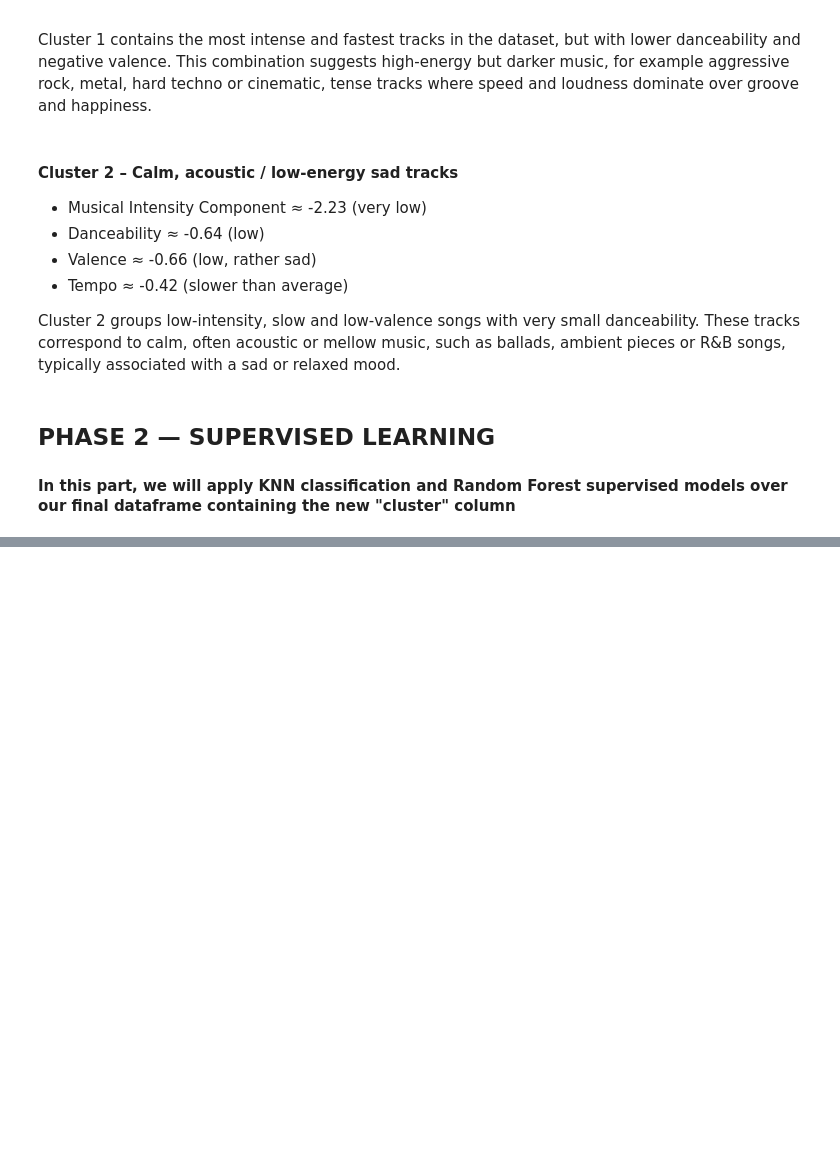
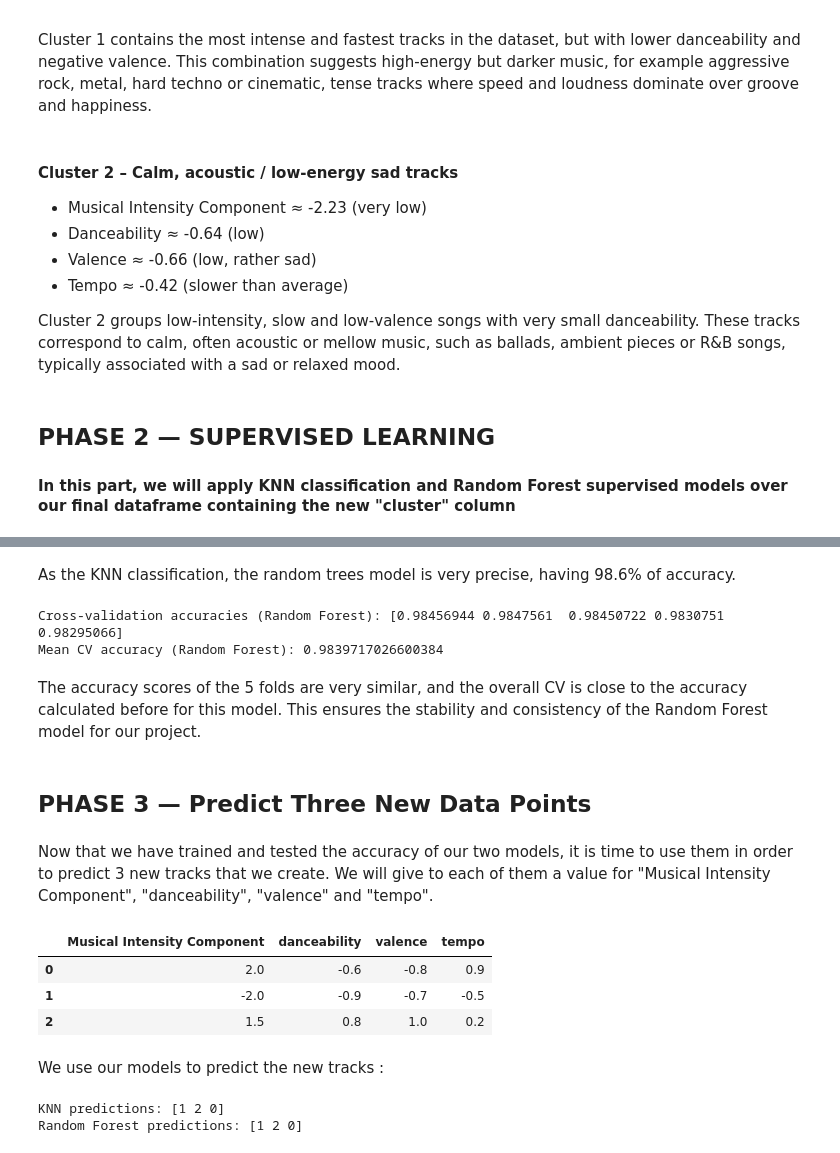
Before and after one commit to LorisCacciottolo/Machine-learning-project, a Jupyter notebook: ML_Project/Spotify_track_project.ipynb, the cells around one changed output, grey strips where cells are left out. Saved outputs shown, nothing was run; the diff lists cells and outputs as text; code cells hidden in the pictures; blank space fills up the shorter version.

```diff
--- a/ML_Project/Spotify_track_project.ipynb
+++ b/ML_Project/Spotify_track_project.ipynb
@@ -650,0 +825,42 @@ These tracks correspond to calm, often acoustic or mellow music, such as ballads
+# %% [markdown]
+As the KNN classification, the random trees model is very precise, having 98.6% of accuracy.
+# %%
+## cross validation to check stability
+rf_cv_scores = cross_val_score(rf, X, y, cv=5, scoring="accuracy")
+print("Cross‑validation accuracies (Random Forest):", rf_cv_scores)
+print("Mean CV accuracy (Random Forest):", rf_cv_scores.mean())
+# %% [output]
+Cross‑validation accuracies (Random Forest): [0.98456944 0.9847561  0.98450722 0.9830751  0.98295066]
+Mean CV accuracy (Random Forest): 0.9839717026600384
+# %% [markdown]
+The accuracy scores of the 5 folds are very similar, and the overall CV is close to the accuracy calculated before for this model. This ensures the stability and consistency of the Random Forest model for our project.
+# %% [markdown]
+## PHASE 3 — Predict Three New Data Points
+# %% [markdown]
+Now that we have trained and tested the accuracy of our two models, it is time to use them in order to predict 3 new tracks that we create. We will give to each of them a value for "Musical Intensity Component", "danceability", "valence" and "tempo".
+# %%
+## creates a new dataframe containing the three created songs
+new_tracks = pd.DataFrame([
+
+    {"Musical Intensity Component":  2.0, "danceability":-0.6,"valence":-0.8, "tempo":0.9},
+    {"Musical Intensity Component": -2.0, "danceability":-0.9,"valence":-0.7, "tempo":-0.5},
+    {"Musical Intensity Component":1.5,"danceability":0.8,"valence":1.0,"tempo":0.2},
+])
+
+new_tracks
+# %% [output]
+|  | Musical Intensity Component | danceability | valence | tempo |
+| 0 | 2.0 | -0.6 | -0.8 | 0.9 |
+| 1 | -2.0 | -0.9 | -0.7 | -0.5 |
+| 2 | 1.5 | 0.8 | 1.0 | 0.2 |
+# %% [markdown]
+We use our models to predict the new tracks :
+# %%
+knn_predictions = knn.predict(new_tracks)
+print("KNN predictions:", knn_predictions)
+
+rf_predictions = rf.predict(new_tracks)
+print("Random Forest predictions:", rf_predictions)
+# %% [output]
+KNN predictions: [1 2 0]
+Random Forest predictions: [1 2 0]
```
Also changed, not shown: parts of 19 cells of this notebook.
